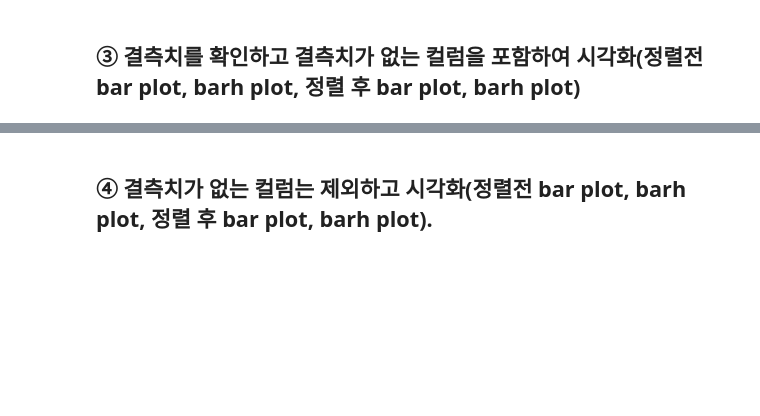
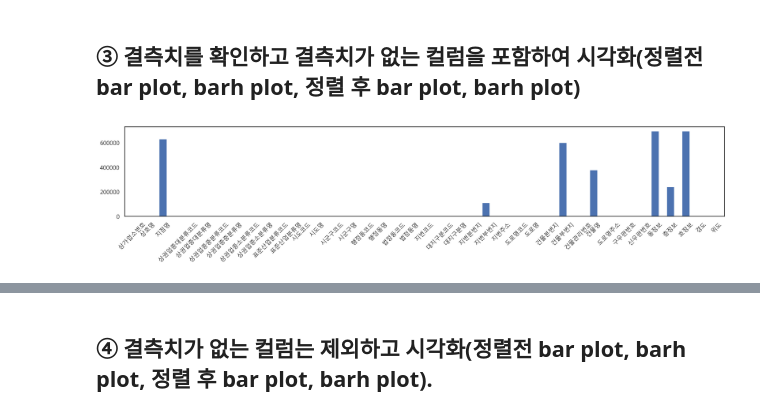
Before and after one commit to kimjupyo1126/ai, a Jupyter notebook: source/01_python/ch13_예2_사례연구_서울부산 상가분석.ipynb, the cells around one changed output, grey strips where cells are left out. Cells and saved outputs as stored; diff of their text form; code cells hidden in the pictures; blank space fills up the shorter version.

```diff
--- a/source/01_python/ch13_예2_사례연구_서울부산 상가분석.ipynb
+++ b/source/01_python/ch13_예2_사례연구_서울부산 상가분석.ipynb
@@ -28,7 +28,7 @@ import numpy as np
 # from IPython.display import set_matplotlib_formats
 # set_matplotlib_formats('retina')
 
-sns.set(style='white', rc={'figure.figsize':(15,5)})
+sns.set(style='white', rc={'figure.figsize':(12,3)})
 # 한글설정
 plt.rc('font', family='Malgun Gothic') # 윈도우즈
 plt.rc('axes', unicode_minus=False) # 축의 - 깨짐 방지
@@ -42,6 +42,6 @@ plt.rc('axes', unicode_minus=False) # 축의 - 깨짐 방지
 
 # warning(경고) 안보이게
 import warnings
-warnings.filterwarnings(action='default') # 경고 메세지 보이게
+warnings.filterwarnings(action='ignore') # 경고 메세지 안보이게
 # %% [markdown]
 # 2. 데이터 다운받아, 서울과 부산데이터만 df변수에 읽어온다
@@ -53,2 +179,10 @@ warnings.filterwarnings(action='default') # 경고 메세지 보이게
 # %% [markdown]
 ## ③	결측치를 확인하고 결측치가 없는 컬럼을 포함하여 시각화(정렬전 bar plot, barh plot, 정렬 후 bar plot, barh plot)
+# %%
+# 열별 결측치 갯수 확인
+missing_cnt = df.isna().sum()
+# missing_cnt.plot(kind='bar')
+missing_cnt.plot.bar(figsize=(20,3), rot=45)
+plt.show()
+# %% [output]
+[figure, added]
```
Also changed, not shown: parts of 18 cells of this notebook.
